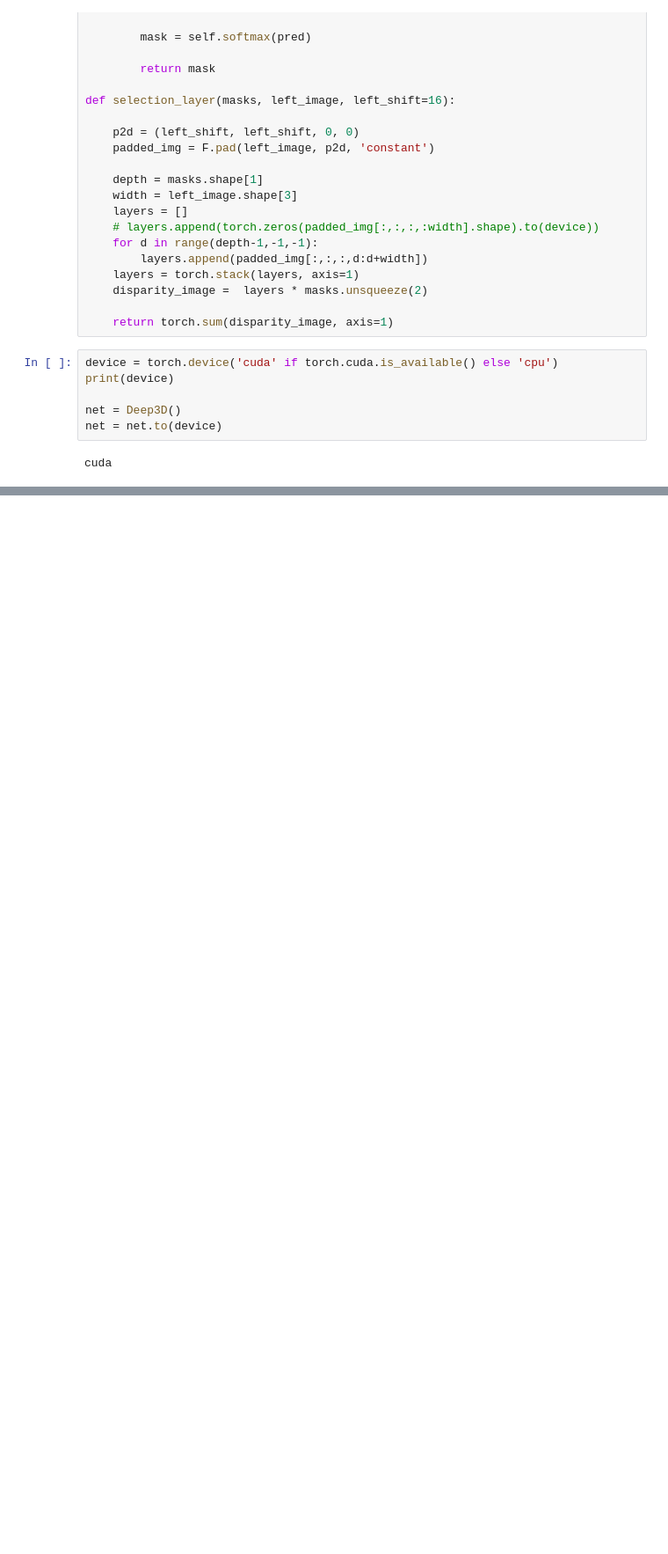
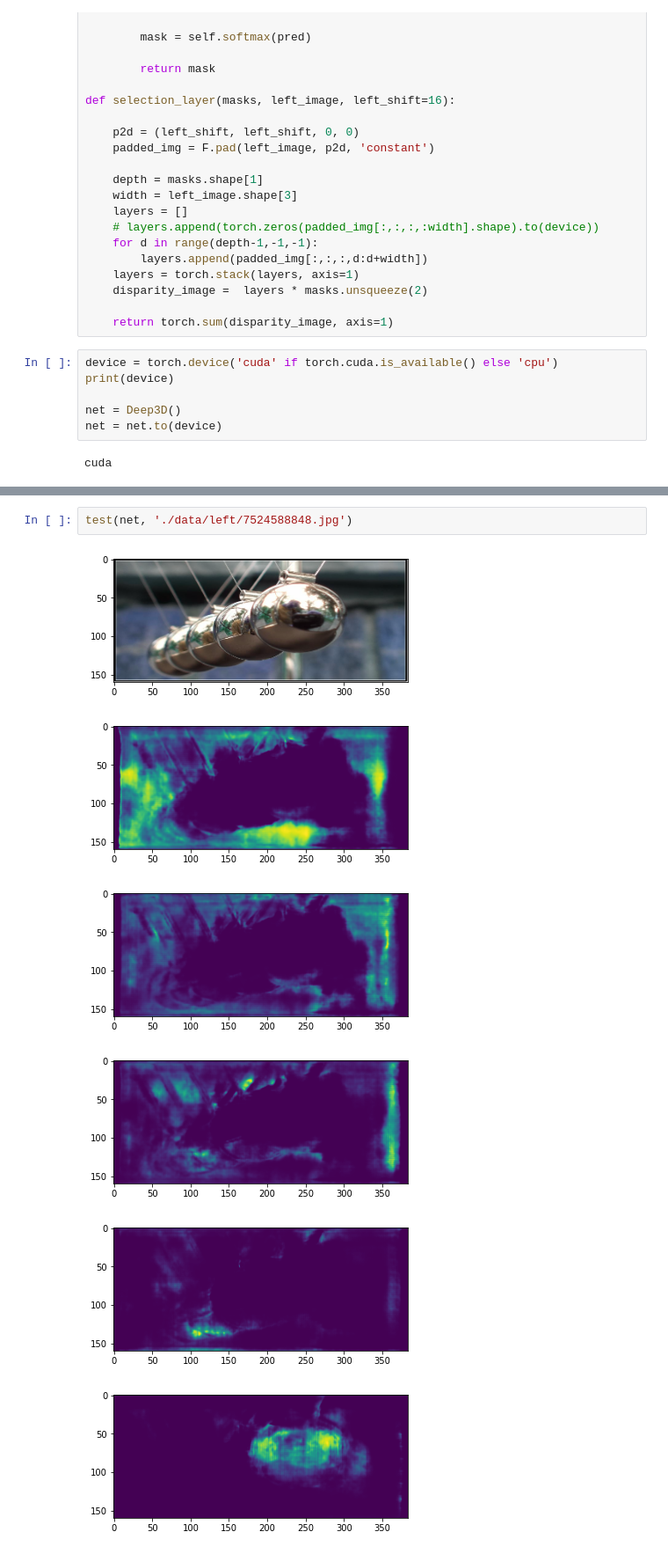
Before and after one commit to aditya5558/2D-to-3D, a Jupyter notebook: Deep3d.ipynb, the cells around one changed output, grey strips where cells are left out. Shown at 88% size. Saved outputs shown, nothing was run; the diff lists cells and outputs as text; blank space fills up the shorter version.

```diff
--- a/Deep3d.ipynb
+++ b/Deep3d.ipynb
@@ -528,3 +516,12 @@ test(net, './data/left/00001273.jpg')
 torch.Size([1, 3, 160, 384])
 (<PIL.Image.Image image mode=RGB size=384x160 at 0x...>,
  <PIL.Image.Image image mode=RGB size=384x160 at 0x...>)
+# %%
+test(net, './data/left/7524588848.jpg')
+# %% [output]
+[figure, added]
+[figure, added]
+[figure, added]
+[figure, added]
+[figure, added]
+[figure, added]
```
Also changed, not shown: parts of 17 cells of this notebook, 3 other files.
